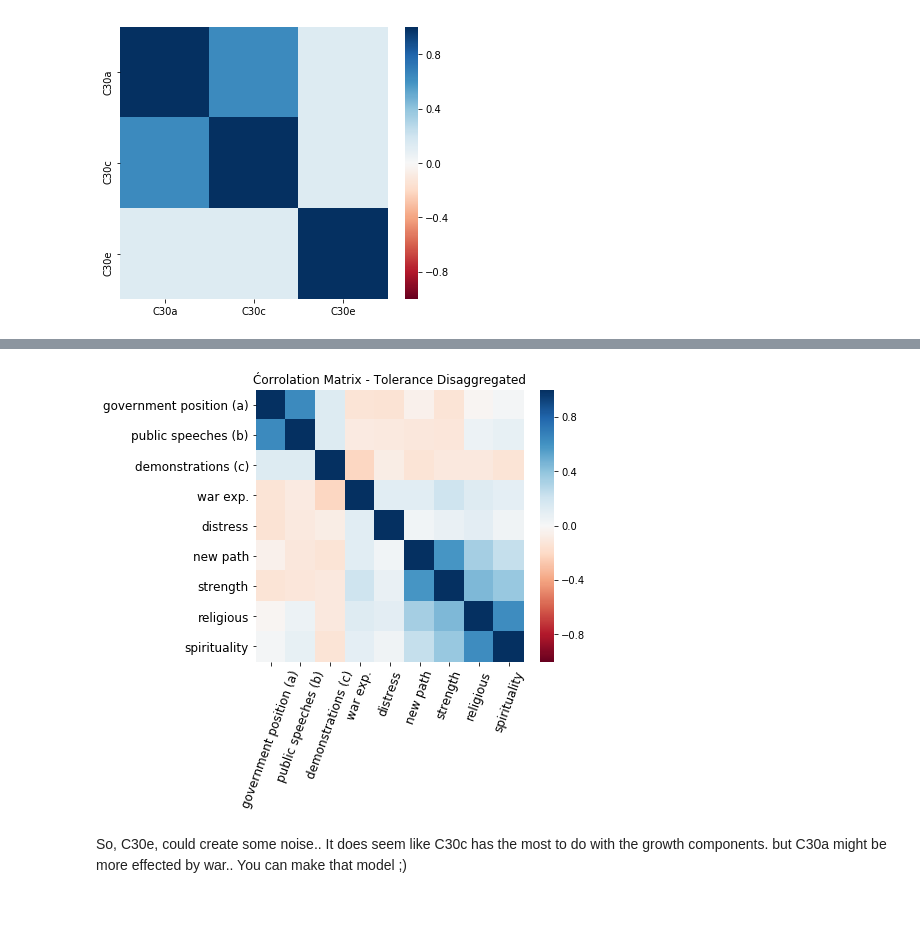
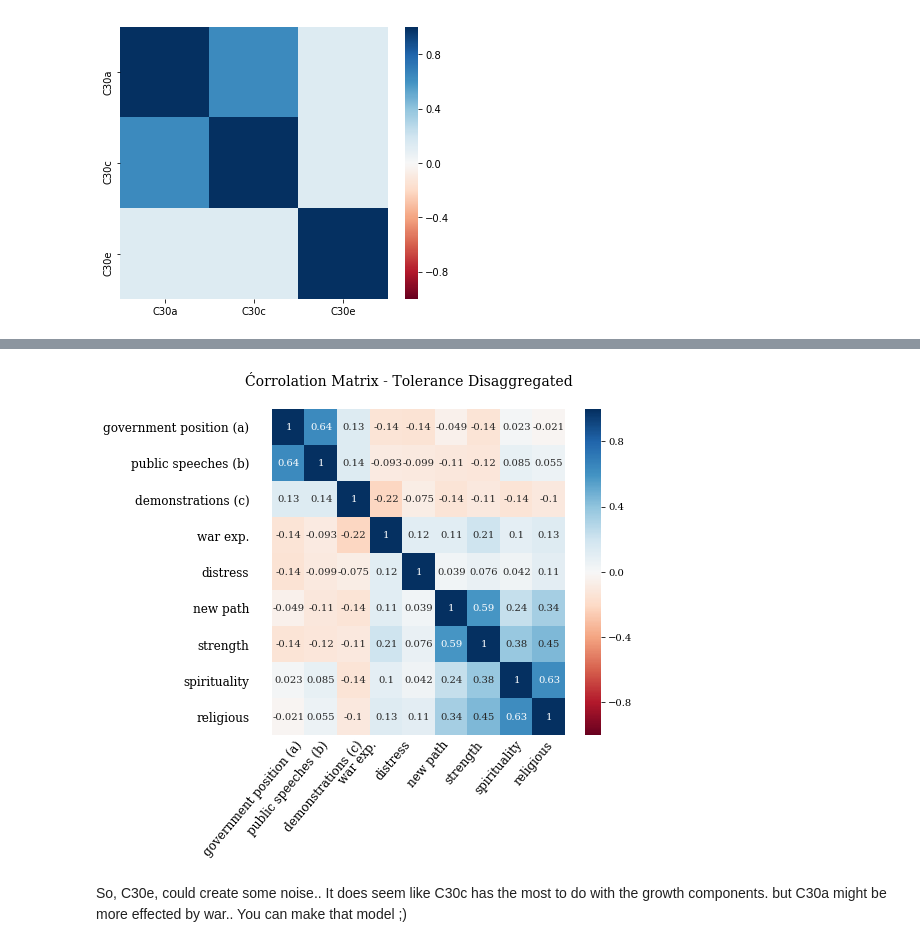
Before and after one commit to Polichinel/PLWC_scripts, a Jupyter notebook: py_bayesian_sem.ipynb, the cells around one changed output, grey strips where cells are left out. Saved outputs shown, nothing was run; the diff lists cells and outputs as text; code cells hidden in the pictures; blank space fills up the shorter version.

```diff
--- a/py_bayesian_sem.ipynb
+++ b/py_bayesian_sem.ipynb
@@ -15,6 +15,11 @@ import pymc3 as pm
 from linearmodels import OLS
 
 import time
+
+hfont = {'fontname':'serif'} #kan bare fjernes hvis du bruger nedstående
+
+import matplotlib as mpl
+mpl.rc('font',family='serif')
 # %%
 df = pd.read_csv('used.csv', index_col=0)
 #df2 = pd.read_csv('original.csv',index_col=0)
@@ -236,22 +240,24 @@ array([0. , 0.5, 1. , 1.5, 2. , 2.5, 3. , 3.5, 4. , 4.5, 5. , 5.5, 6. ,
 # %%
-plt.figure(figsize=[6,5])
-sns.heatmap(df_carolin[[ 'C30a', 'C30c', 'C30e','war','distress','E2f','E2i','E2h','E2d']].corr(), cmap="RdBu", vmin=-1, vmax=1)
+plt.figure(figsize=[7,6])
+sns.heatmap(df_carolin[[ 'C30a', 'C30c', 'C30e','war','distress','E2f','E2i','E2d','E2h']].corr(),
+            cmap="RdBu", vmin=-1, vmax=1, annot=True)
 
-tick_names = ['government position (a)','public speeches (b)','demonstrations (c)','war exp.','distress','new path','strength','religious','spirituality']
+tick_names = ['government position (a)','public speeches (b)','demonstrations (c)','war exp.','distress','new path','strength','spirituality','religious']
 
 plt.yticks(np.arange(0.5,9.5,1),
            tick_names, fontsize = 12)
 
-plt.xticks(np.arange(0.5,9.5,1), tick_names, rotation=70, fontsize = 12)
+plt.xticks(np.arange(-0.6,8.5,1.08), tick_names, rotation=50, fontsize = 12)
 
-plt.title('Ćorrolation Matrix - Tolerance Disaggregated')
+plt.title('Ćorrolation Matrix - Tolerance Disaggregated\n', fontsize = 14)
 
 fig_title = 'corr_mat_dis_tol.pdf'
+plt.tick_params(size = 0)
+
 plt.savefig(fig_title, bbox_inches="tight")
-
 plt.show()
 # %% [output]
-[figure, old version]
+[figure, new version]
 # %% [markdown]
 So, C30e, could create some noise..
 It does seem like C30c has the most to do with the growth components.
```
Also changed, not shown: parts of 28 cells of this notebook.
